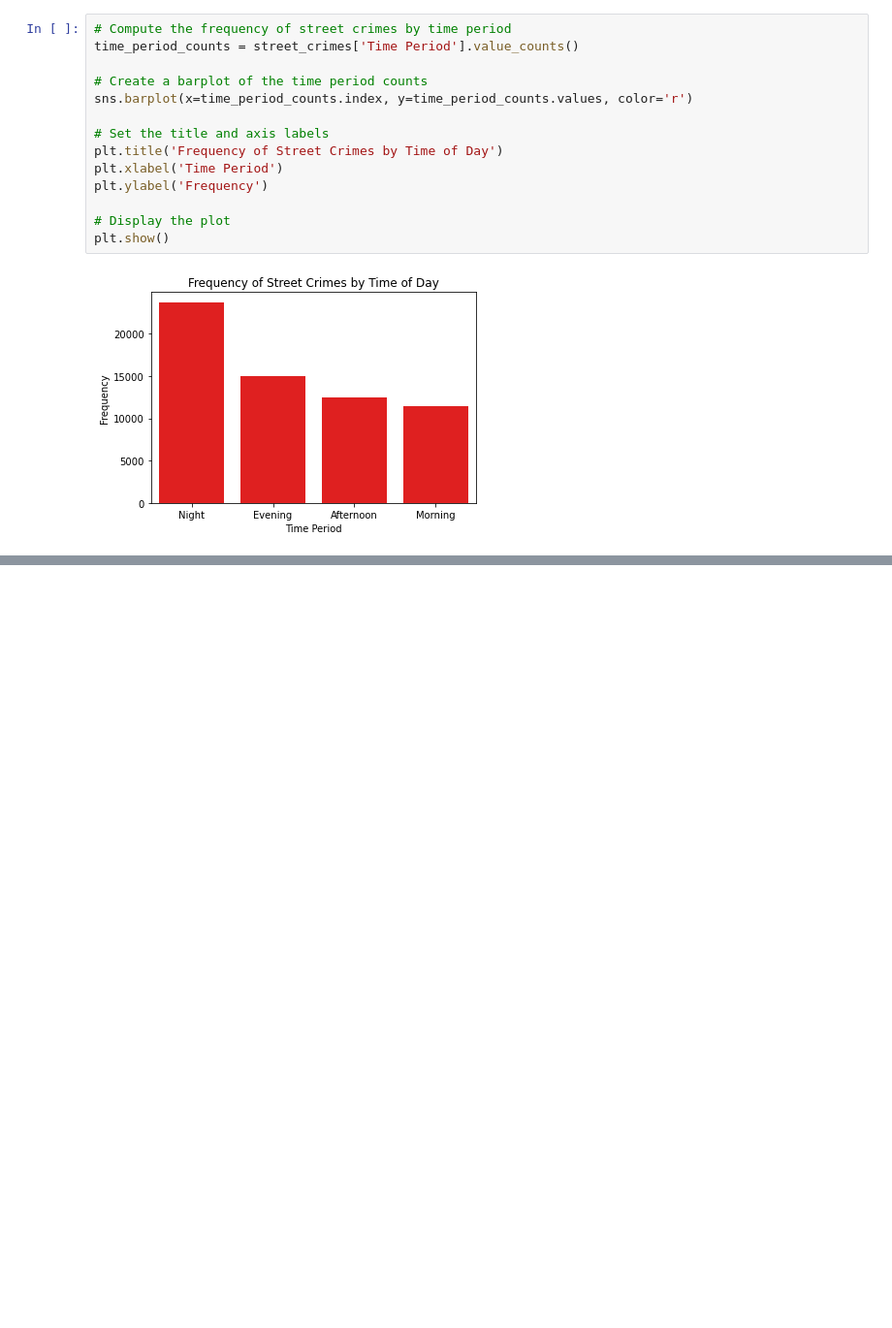
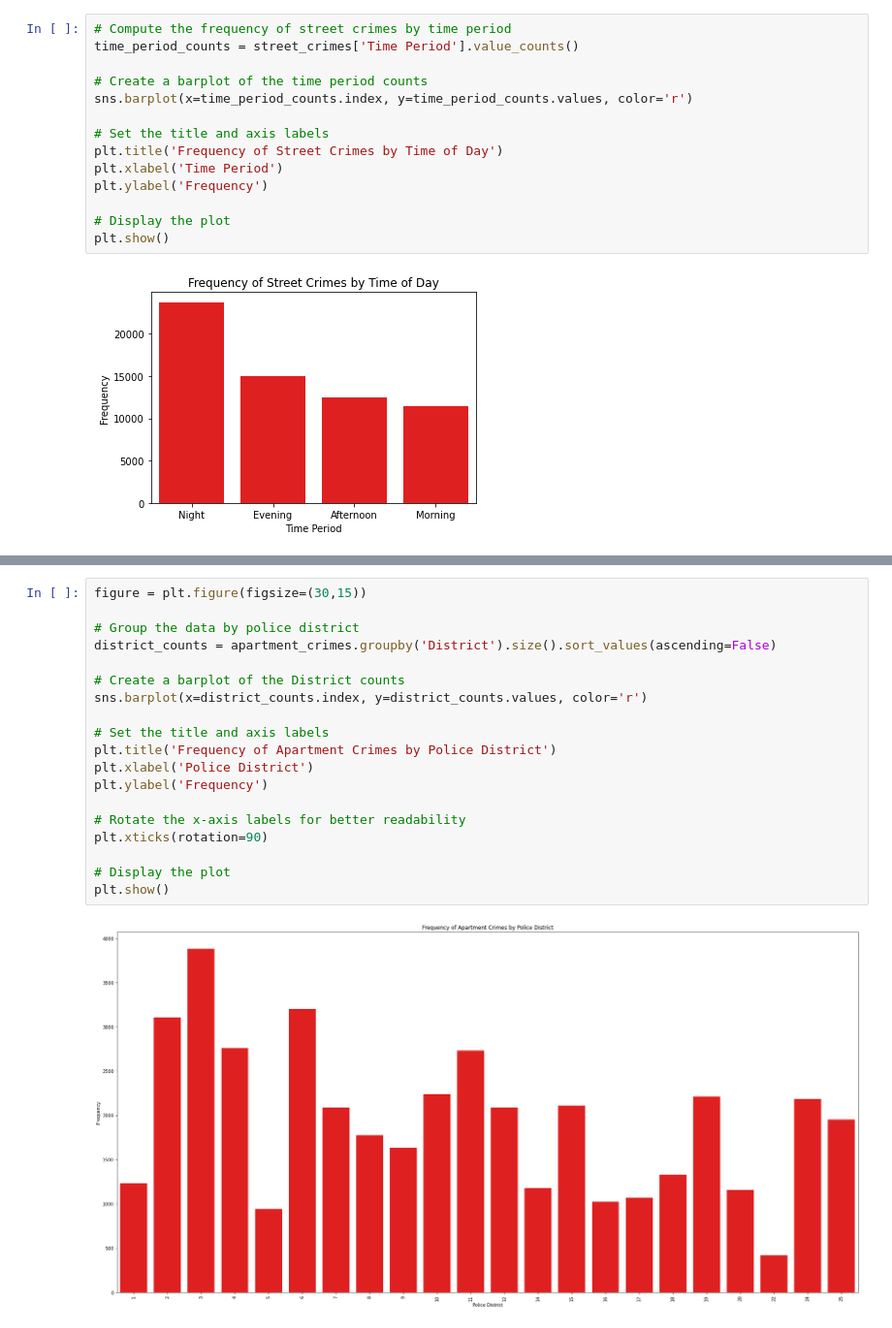
Before and after one commit to amudd10/Chicago-Crime-Analysis, a Jupyter notebook: Chi_crime2022.ipynb, the cells around one changed output, grey strips where cells are left out. Shown: that part at 97% size. Drawn from its saved outputs; the diff is of its cells as text; blank space fills up the shorter version.

```diff
--- a/Chi_crime2022.ipynb
+++ b/Chi_crime2022.ipynb
@@ -348,0 +452,21 @@ plt.show()
+# %%
+figure = plt.figure(figsize=(30,15))
+
+# Group the data by police district
+district_counts = apartment_crimes.groupby('District').size().sort_values(ascending=False)
+
+# Create a barplot of the District counts
+sns.barplot(x=district_counts.index, y=district_counts.values, color='r')
+
+# Set the title and axis labels
+plt.title('Frequency of Apartment Crimes by Police District')
+plt.xlabel('Police District')
+plt.ylabel('Frequency')
+
+# Rotate the x-axis labels for better readability
+plt.xticks(rotation=90)
+
+# Display the plot
+plt.show()
+# %% [output]
+[figure, added]
```
Also changed, not shown: parts of 8 cells of this notebook.
